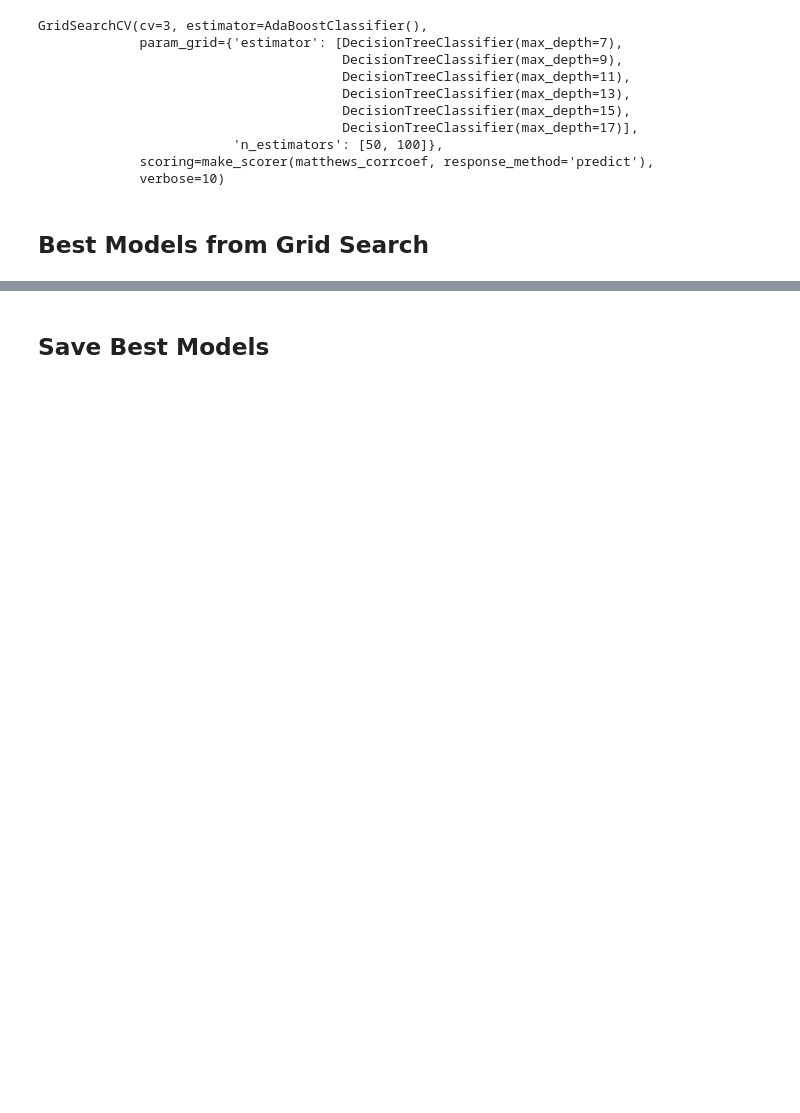
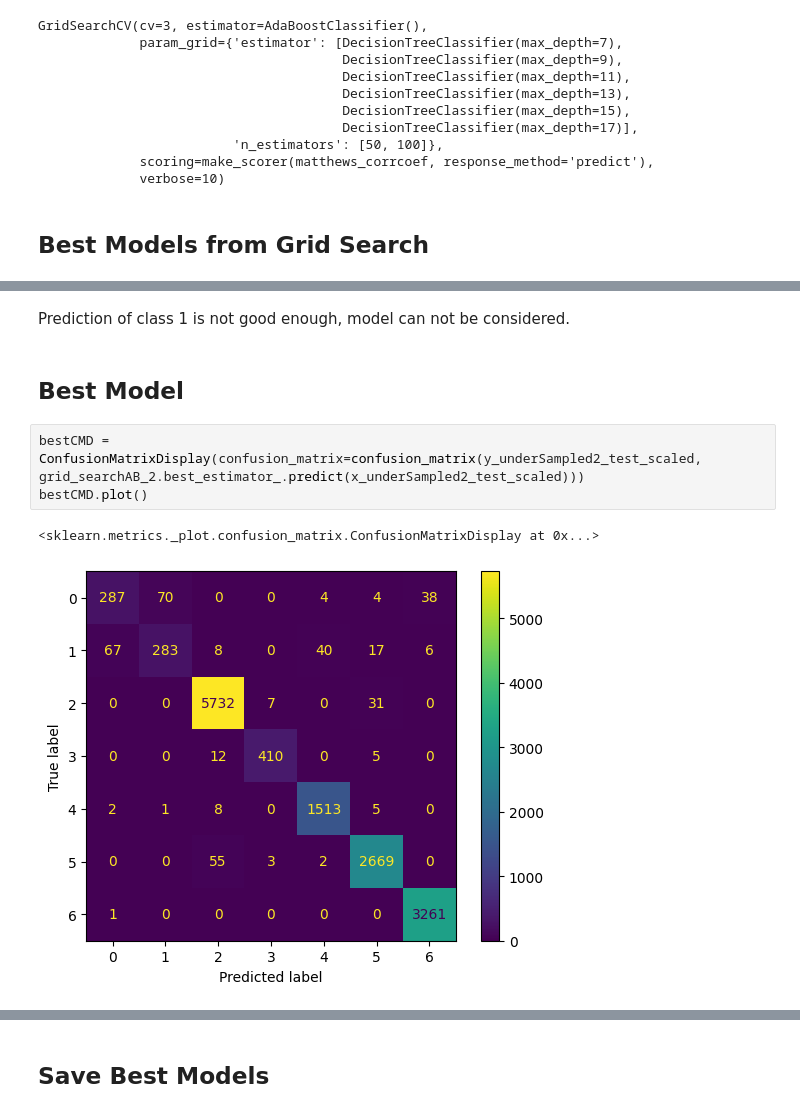
Before and after one commit to Sb4345/CSCI-635-1-Group-5, a Jupyter notebook: code/Ensemble.ipynb, the cells around one changed output, grey strips where cells are left out. Saved outputs shown, nothing was run; the diff lists cells and outputs as text; blank space fills up the shorter version.

```diff
--- a/code/Ensemble.ipynb
+++ b/code/Ensemble.ipynb
@@ -475,0 +476,10 @@ Even:  {'estimator': DecisionTreeClassifier(max_depth=15), 'n_estimators': 100}
+# %% [markdown]
+Prediction of class 1 is not good enough, model can not be considered.
+# %% [markdown]
+## Best Model
+# %%
+bestCMD = ConfusionMatrixDisplay(confusion_matrix=confusion_matrix(y_underSampled2_test_scaled, grid_searchAB_2.best_estimator_.predict(x_underSampled2_test_scaled)))
+bestCMD.plot()
+# %% [output]
+<sklearn.metrics._plot.confusion_matrix.ConfusionMatrixDisplay at 0x...>
+[figure, added]
```
Also changed, not shown: parts of 35 cells of this notebook, 1 other file.
